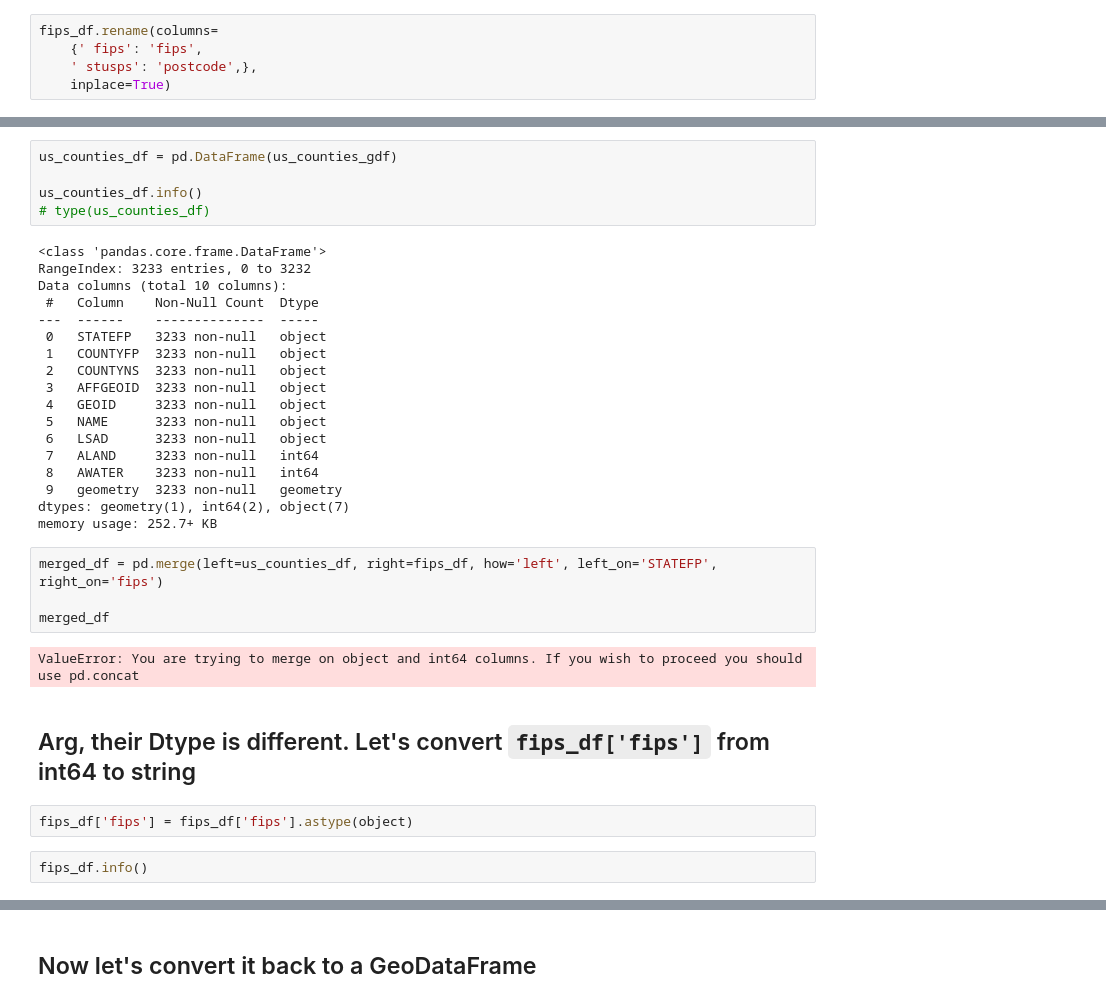
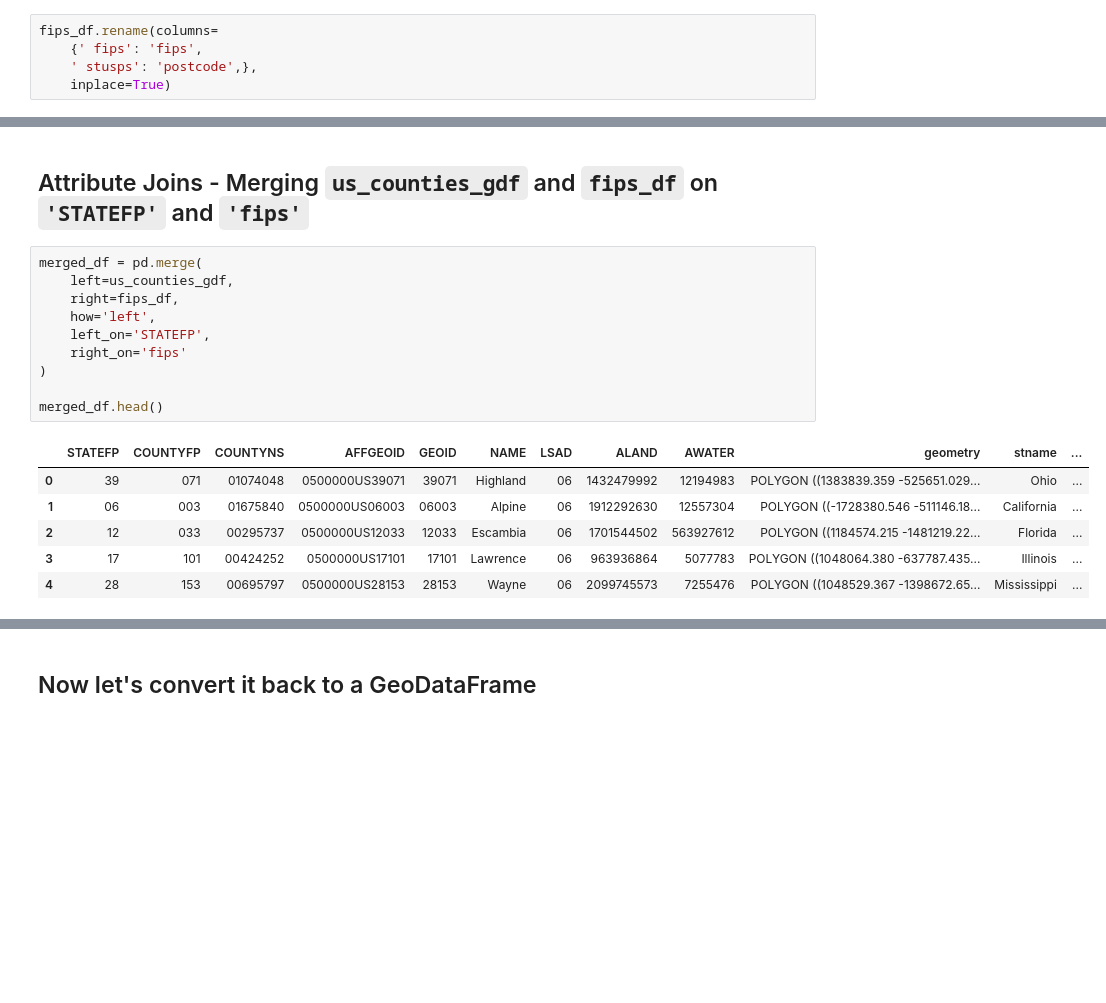
Before and after one commit to katkim0307/COVID-19_Response_Comparison, a Jupyter notebook: us_geodata.ipynb, the cells around one changed output, grey strips where cells are left out. Saved outputs shown, nothing was run; the diff lists cells and outputs as text; blank space fills up the shorter version.

```diff
--- a/us_geodata.ipynb
+++ b/us_geodata.ipynb
@@ -185,35 +185,19 @@ Since `us_counties_gdf` is a GeoDataFrame and `fips_df` is a dataframe, I will f
-# %%
-us_counties_df = pd.DataFrame(us_counties_gdf)
-
-us_counties_df.info()
-# type(us_counties_df)
-# %% [output]
-<class 'pandas.core.frame.DataFrame'>
-RangeIndex: 3233 entries, 0 to 3232
-Data columns (total 10 columns):
- #   Column    Non-Null Count  Dtype
----  ------    --------------  -----
- 0   STATEFP   3233 non-null   object
- 1   COUNTYFP  3233 non-null   object
- 2   COUNTYNS  3233 non-null   object
- 3   AFFGEOID  3233 non-null   object
- 4   GEOID     3233 non-null   object
- 5   NAME      3233 non-null   object
- 6   LSAD      3233 non-null   object
- 7   ALAND     3233 non-null   int64
- 8   AWATER    3233 non-null   int64
- 9   geometry  3233 non-null   geometry
-dtypes: geometry(1), int64(2), object(7)
-memory usage: 252.7+ KB
+# %% [markdown]
+## Attribute Joins - Merging `us_counties_gdf` and `fips_df` on `'STATEFP'` and `'fips'`
 # %%
-merged_df = pd.merge(left=us_counties_df, right=fips_df, how='left', left_on='STATEFP', right_on='fips')
+merged_df = pd.merge(
+    left=us_counties_gdf,
+    right=fips_df,
+    how='left',
+    left_on='STATEFP',
+    right_on='fips'
+)
 
-merged_df
+merged_df.head()
 # %% [output]
-ValueError: You are trying to merge on object and int64 columns. If you wish to proceed you should use pd.concat
+|  | STATEFP | COUNTYFP | COUNTYNS | AFFGEOID | GEOID | NAME | LSAD | ALAND | AWATER | geometry | stname | ... |
+| 0 | 39 | 071 | 01074048 | 0500000US39071 | 39071 | Highland | 06 | 1432479992 | 12194983 | POLYGON ((1383839.359 -525651.029... | Ohio | ... |
+| 1 | 06 | 003 | 01675840 | 0500000US06003 | 06003 | Alpine | 06 | 1912292630 | 12557304 | POLYGON ((-1728380.546 -511146.18... | California | ... |
+| 2 | 12 | 033 | 00295737 | 0500000US12033 | 12033 | Escambia | 06 | 1701544502 | 563927612 | POLYGON ((1184574.215 -1481219.22... | Florida | ... |
+| 3 | 17 | 101 | 00424252 | 0500000US17101 | 17101 | Lawrence | 06 | 963936864 | 5077783 | POLYGON ((1048064.380 -637787.435... | Illinois | ... |
+| 4 | 28 | 153 | 00695797 | 0500000US28153 | 28153 | Wayne | 06 | 2099745573 | 7255476 | POLYGON ((1048529.367 -1398672.65... | Mississippi | ... |
-# %% [markdown]
-## Arg, their Dtype is different.  Let's convert `fips_df['fips']` from int64 to string
-# %%
-fips_df['fips'] = fips_df['fips'].astype(object)
-# %%
-fips_df.info()
```
Also changed, not shown: parts of 21 cells of this notebook, 1 other file.
